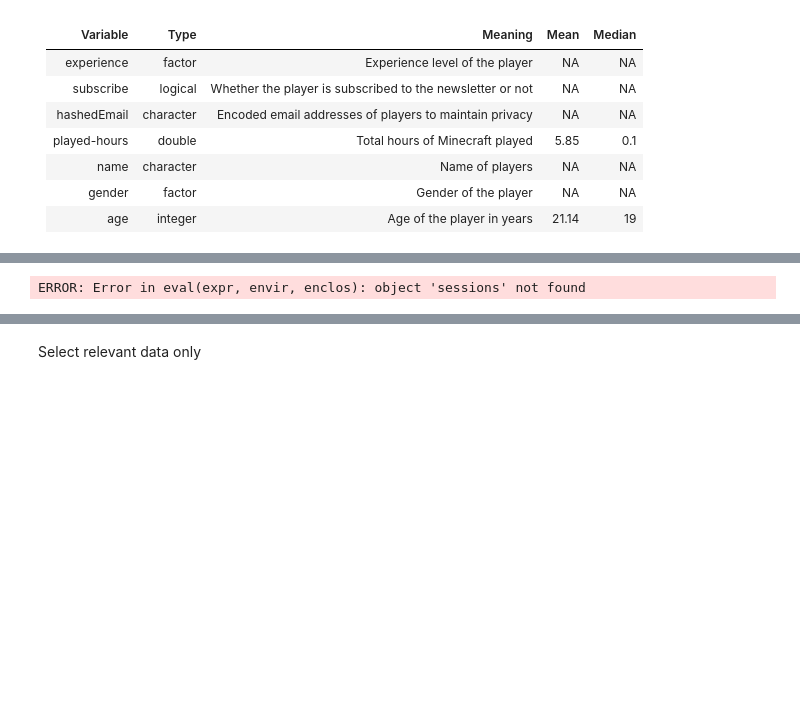
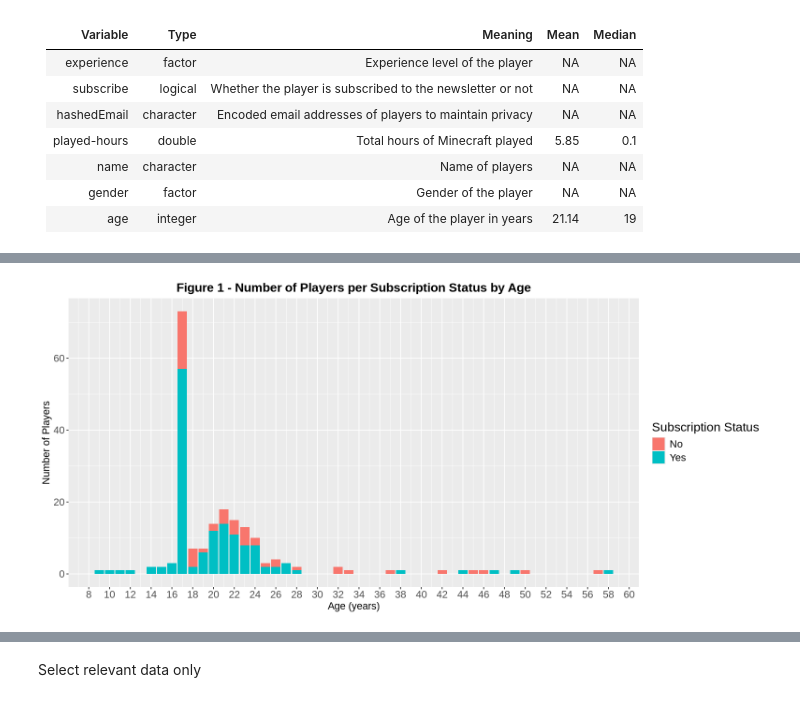
Before and after one commit to nathania-so/Group-38-DSCI-Project, a Jupyter notebook: Data Analysis Project.ipynb, the cells around one changed output, grey strips where cells are left out. Saved outputs shown, nothing was run; the diff lists cells and outputs as text; code cells hidden in the pictures; blank space fills up the shorter version.

Commit message:
Analysis & Visualization
Taken from Nathania's project plan

```diff
--- a/Data Analysis Project.ipynb
+++ b/Data Analysis Project.ipynb
@@ -70,6 +76,13 @@ A spec_tbl_df: 196 × 7
-# %%
-#probably not needed?
-combined_data <- inner_join(sessions, players)
-combined_data
-# %% [output]
-ERROR: Error in eval(expr, envir, enclos): object 'sessions' not found
+# %%
+# Creating a bar graph for age
+options(repr.plot.width = 13, repr.plot.height = 6)
+age_plot <- players |>
+            ggplot(aes(x=Age, fill=subscribe)) +
+            geom_bar(position = "stack") +
+            scale_fill_discrete(name="Subscription Status", labels = c("No", "Yes")) + #Function learned from source [2] in references
+            labs(x="Age (years)", y="Number of Players", title = "Figure 1 - Number of Players per Subscription Status by Age") +
+            scale_x_continuous(breaks = seq(0, 60, by =2)) + # Function learned from source [3] in references
+            theme(plot.title = element_text(size=16, face="bold", hjust = 0.5), axis.title = element_text(size = 13),
+            legend.title = element_text(size = 16), axis.text = element_text(size=13), legend.text = element_text(size = 13))
+age_plot
+# %% [output]
@@ -75,0 +91 @@ ERROR: Error in eval(expr, envir, enclos): object 'sessions' not found
+[figure, added]
```
Also changed, not shown: parts of 21 cells of this notebook.
